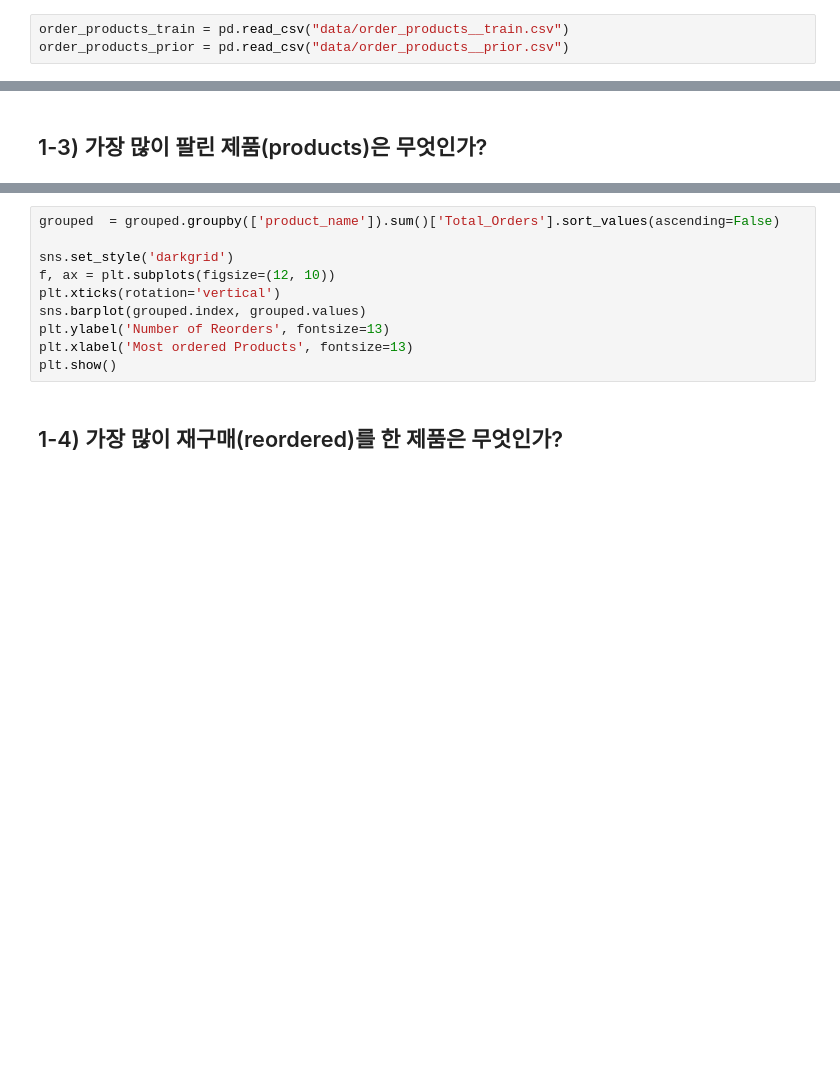
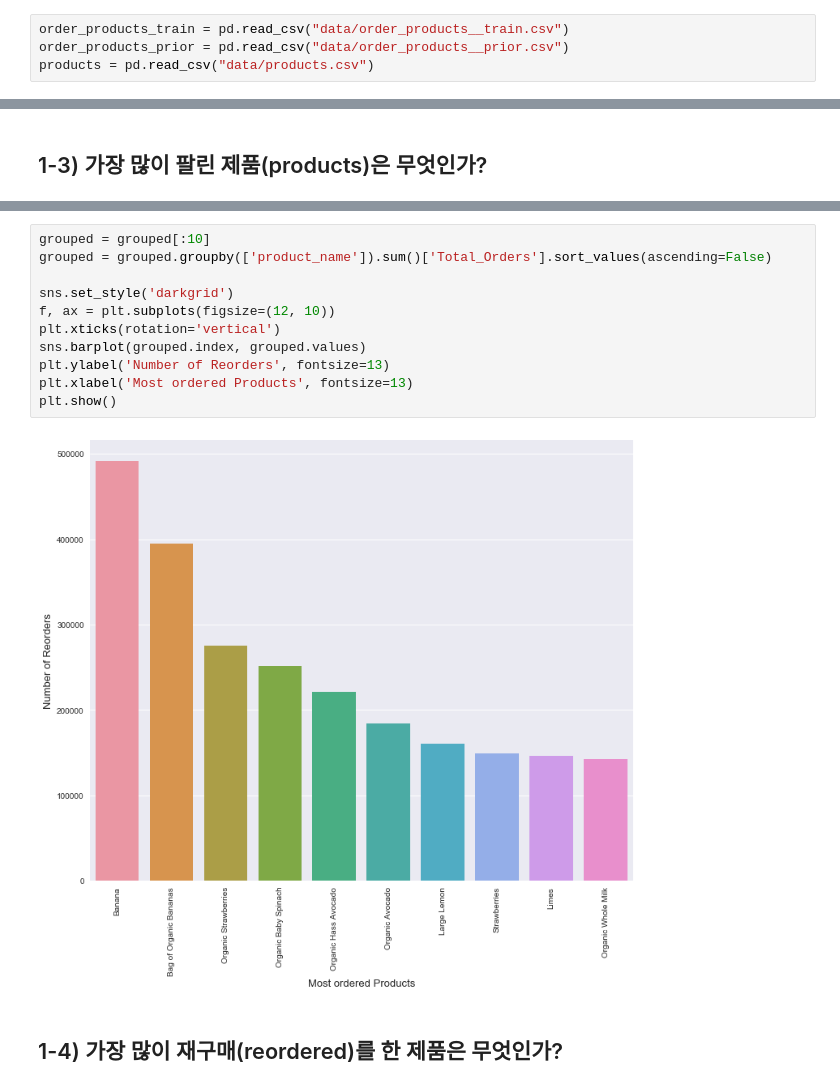
Before and after one commit to roomylee/KaggleStudy, a Jupyter notebook: Instacart/DataAnalysis-order_products_*.csv.ipynb, the cells around one changed output, grey strips where cells are left out. Drawn from its saved outputs; the diff is of its cells as text; blank space fills up the shorter version.

Commit message:
order_products_* Analysis Chart modification

```diff
--- a/Instacart/DataAnalysis-order_products_*.csv.ipynb
+++ b/Instacart/DataAnalysis-order_products_*.csv.ipynb
@@ -11,6 +11,7 @@ pd.options.mode.chained_assignment = None  # default='warn'
 # %%
 order_products_train = pd.read_csv("data/order_products__train.csv")
 order_products_prior = pd.read_csv("data/order_products__prior.csv")
+products = pd.read_csv("data/products.csv")
 # %% [markdown]
 # 1. "order\_products\_*.csv" Data Analysis
 # %%
@@ -103,13 +114,16 @@ NameError: name 'products' is not defined
 # %%
-grouped  = grouped.groupby(['product_name']).sum()['Total_Orders'].sort_values(ascending=False)
+grouped = grouped[:10]
+grouped = grouped.groupby(['product_name']).sum()['Total_Orders'].sort_values(ascending=False)
 
 sns.set_style('darkgrid')
 f, ax = plt.subplots(figsize=(12, 10))
 plt.xticks(rotation='vertical')
 sns.barplot(grouped.index, grouped.values)
 plt.ylabel('Number of Reorders', fontsize=13)
 plt.xlabel('Most ordered Products', fontsize=13)
 plt.show()
+# %% [output]
+[figure, added]
 # %% [markdown]
 ## 1-4) 가장 많이 재구매(reordered)를 한 제품은 무엇인가?
 # %%
```
Also changed, not shown: parts of 5 cells of this notebook.
